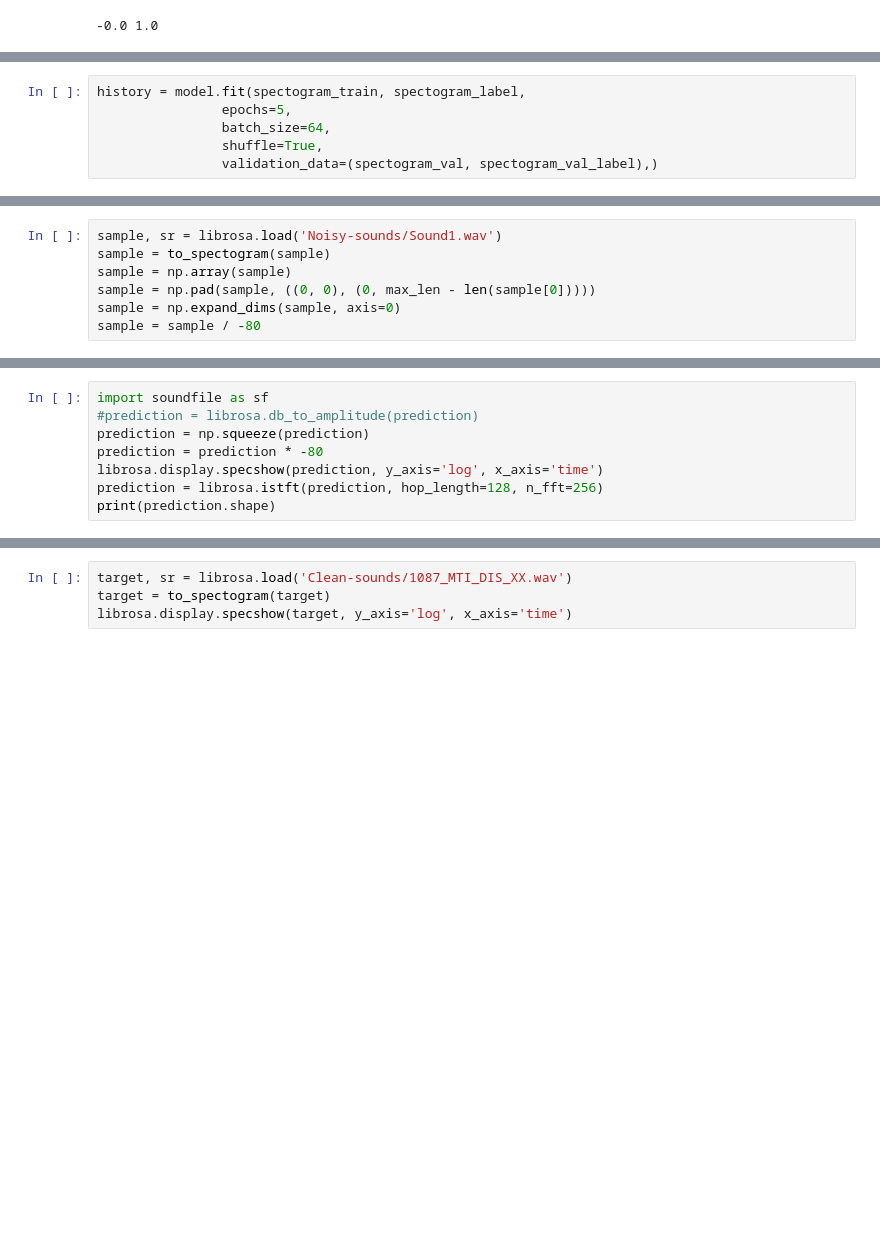
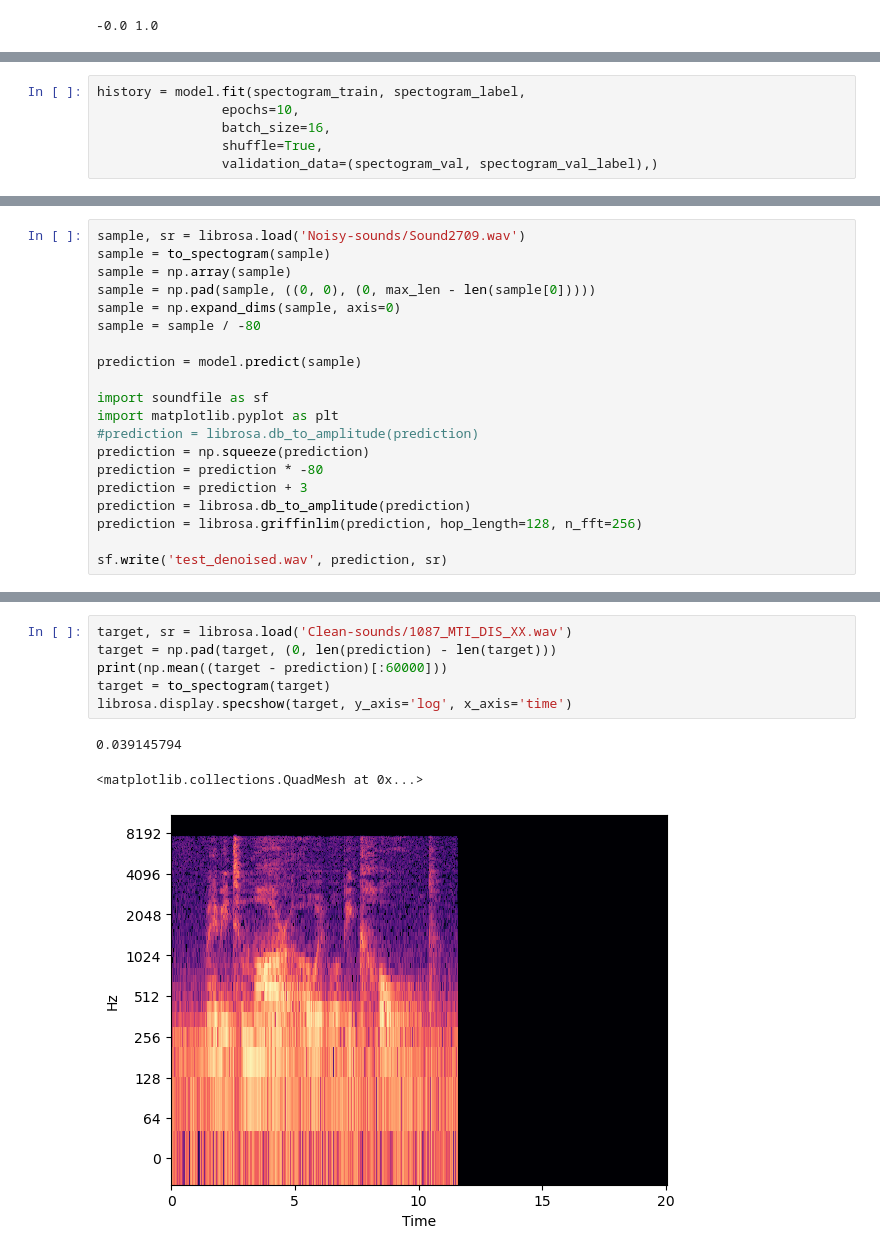
Before and after one commit to dimi999/Denoising---Dog-Sounds, a Jupyter notebook: train.ipynb, the cells around one changed output, grey strips where cells are left out. Drawn from its saved outputs; the diff is of its cells as text; blank space fills up the shorter version.

```diff
--- a/train.ipynb
+++ b/train.ipynb
@@ -155,7 +204,7 @@ ________________________________________________________________________________
 # %%
 history = model.fit(spectogram_train, spectogram_label,
-                epochs=5,
-                batch_size=64,
+                epochs=10,
+                batch_size=16,
                 shuffle=True,
                 validation_data=(spectogram_val, spectogram_val_label),)
 # %% [output]
@@ -164,7 +239,20 @@ KeyboardInterrupt:
 # %%
-sample, sr = librosa.load('Noisy-sounds/Sound1.wav')
+sample, sr = librosa.load('Noisy-sounds/Sound2709.wav')
 sample = to_spectogram(sample)
 sample = np.array(sample)
 sample = np.pad(sample, ((0, 0), (0, max_len - len(sample[0]))))
 sample = np.expand_dims(sample, axis=0)
 sample = sample / -80
+
+prediction = model.predict(sample)
+
+import soundfile as sf
+import matplotlib.pyplot as plt
+#prediction = librosa.db_to_amplitude(prediction)
+prediction = np.squeeze(prediction)
+prediction = prediction * -80
+prediction = prediction + 3
+prediction = librosa.db_to_amplitude(prediction)
+prediction = librosa.griffinlim(prediction, hop_length=128, n_fft=256)
+
+sf.write('test_denoised.wav', prediction, sr)
@@ -179,8 +268,0 @@ print(np.min(prediction))
-# %%
-import soundfile as sf
-#prediction = librosa.db_to_amplitude(prediction)
-prediction = np.squeeze(prediction)
-prediction = prediction * -80
-librosa.display.specshow(prediction, y_axis='log', x_axis='time')
-prediction = librosa.istft(prediction, hop_length=128, n_fft=256)
-print(prediction.shape)
@@ -192,4 +273,10 @@ print(np.max(prediction))
 # %%
 target, sr = librosa.load('Clean-sounds/1087_MTI_DIS_XX.wav')
+target = np.pad(target, (0, len(prediction) - len(target)))
+print(np.mean((target - prediction)[:60000]))
 target = to_spectogram(target)
 librosa.display.specshow(target, y_axis='log', x_axis='time')
+# %% [output]
+0.039145794
+<matplotlib.collections.QuadMesh at 0x...>
+[figure, added]
```
Also changed, not shown: parts of 12 cells of this notebook, 1 other file.
